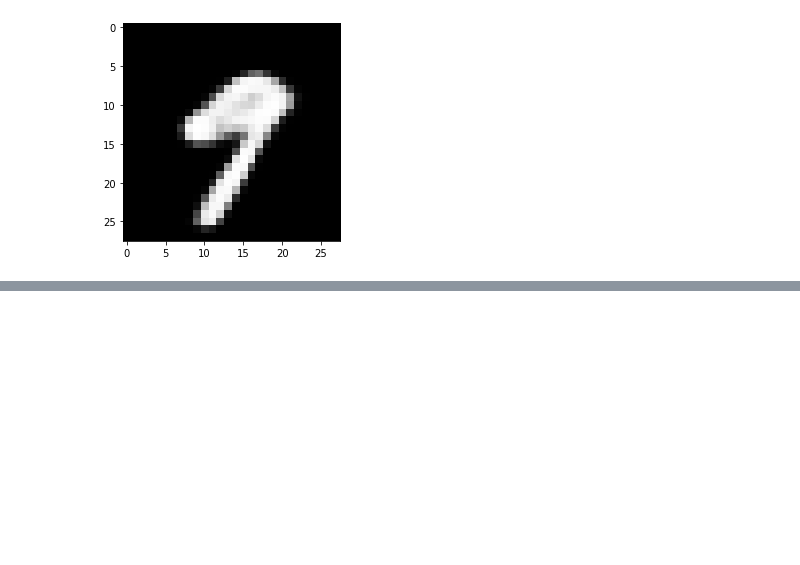
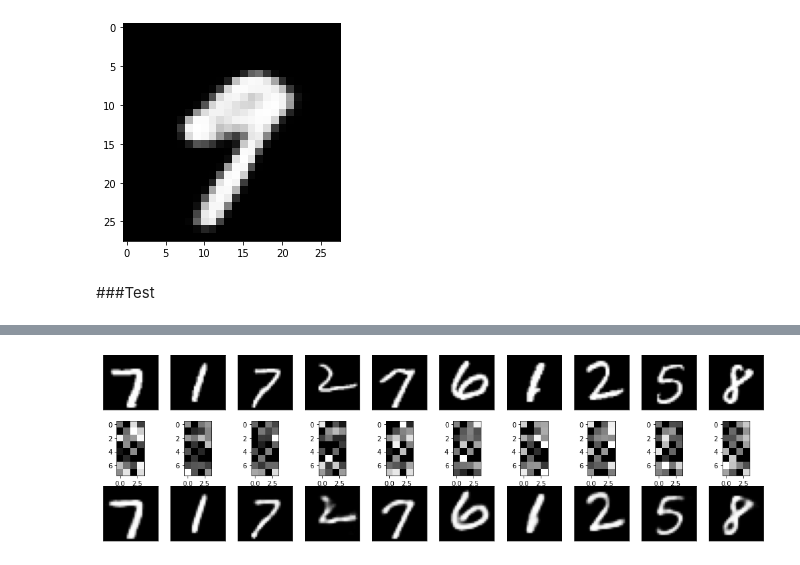
Before and after one commit to mralamdari/Computer-Vision-Projects, a Jupyter notebook: Autoencoders_for_Image_compression.ipynb, the cells around one changed output, grey strips where cells are left out. Saved outputs shown, nothing was run; the diff lists cells and outputs as text; code cells hidden in the pictures; blank space fills up the shorter version.

```diff
--- a/Autoencoders_for_Image_compression.ipynb
+++ b/Autoencoders_for_Image_compression.ipynb
@@ -162,3 +162,26 @@ plt.imshow(decoder_img.reshape(28, 28), cmap='gray')
 # %% [output]
 <matplotlib.image.AxesImage at 0x...>
 [figure]
+# %% [markdown]
+###Test
+# %%
+plt.figure(figsize=(18, 18))
+n_images=10
+test_imgs = np.random.randint(0, len(x_test), size=n_images)
+for i, img_id in enumerate(test_imgs):
+  ax = plt.subplot(10, 10, i+1)
+  plt.imshow(x_test[img_id].reshape(28, 28), cmap='gray')
+  plt.xticks(())
+  plt.yticks(())
+
+
+  ax = plt.subplot(10, 10, i+1+n_images)
+  encoded_img = encoder.predict(x_test[img_id].reshape(1, -1))
+  plt.imshow(encoded_img.reshape(8, 4), cmap='gray')
+
+  ax = plt.subplot(10, 10, i+1+n_images*2)
+  decoded_img = decoder.predict(encoded_img)
+  plt.imshow(decoder.predict(encoded_img).reshape(28, 28), cmap='gray')
+  plt.xticks(())
+  plt.yticks(())
+# %% [output]
@@ -164,0 +205 @@ plt.imshow(decoder_img.reshape(28, 28), cmap='gray')
+[figure, added]
```
Also changed, not shown: parts of 1 cell of this notebook.
